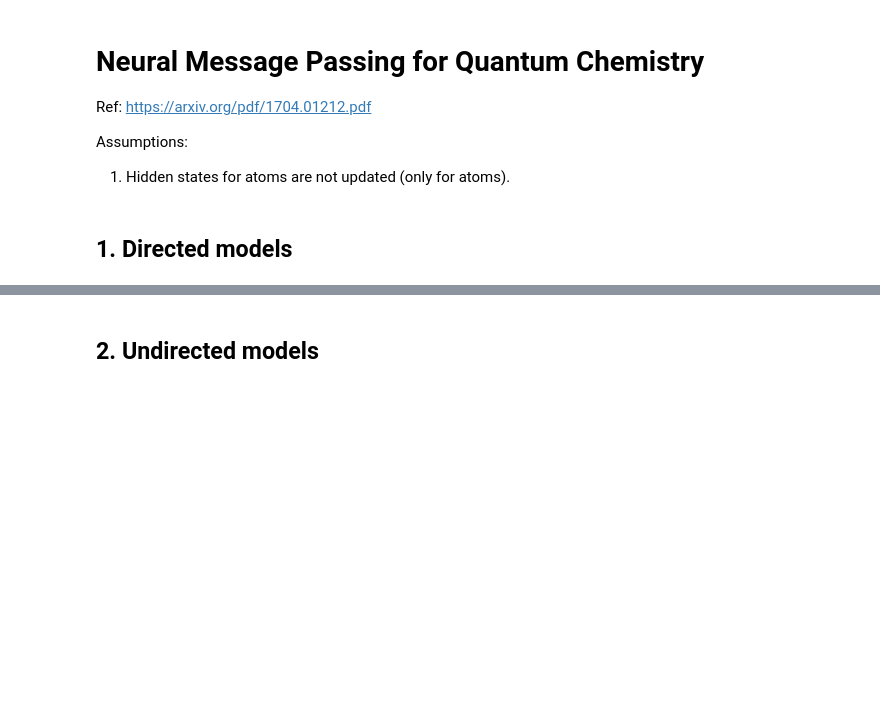
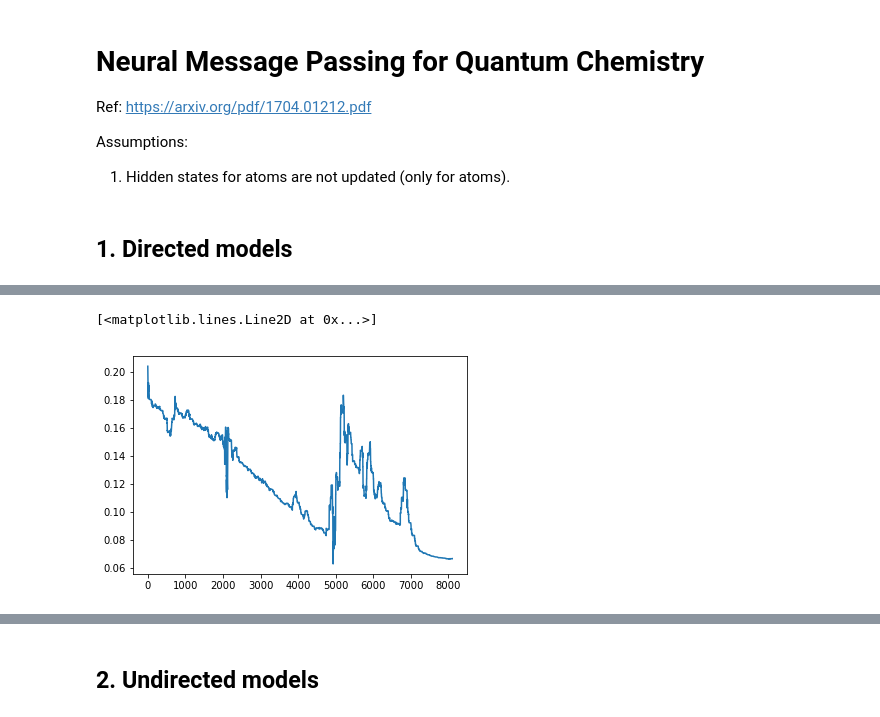
Before and after one commit to kretovmk/mpnn, a Jupyter notebook: nb.ipynb, the cells around one changed output, grey strips where cells are left out. Cells and saved outputs as stored; diff of their text form; code cells hidden in the pictures; blank space fills up the shorter version.

```diff
--- a/nb.ipynb
+++ b/nb.ipynb
@@ -26,7 +26,7 @@ from mpnn.directed import Rd, Vd, Ud, Ed
 at_feat = 75
 edg_feat = 6
 passes = 4
-rd = Rd(inp_size=at_feat*2, hid_size=100)
+rd = Rd(inp_size=at_feat*2, hid_size=32)
 vd = Vd(inp_size=at_feat)
 ud = Ud(inp_size=at_feat*2+edg_feat, out_size=at_feat)
 ed = Ed(inp_size=edg_feat)
@@ -45,8 +56,9 @@ train_smiles, train_labels, valid_smiles, valid_labels, test_smiles, test_labels
 # %%
 losses = []
 # %%
-for _ in range(10):
-    for i in range(50):
+for j in range(100):
+    for i in range(100):
         loss = mpnn.make_opt_step(train_smiles[i:i+1], train_labels[i:i+1], passes)
         print(i, loss)
         losses.append(loss)
+    print(j)
@@ -53,4 +84,7 @@ for _ in range(10):
 # %%
-plt.plot(rolling_mean(losses, 50))
+plt.plot(rolling_mean(losses, 100))
+# %% [output]
+[<matplotlib.lines.Line2D at 0x...>]
+[figure, added]
 # %%
 res = []
```
Also changed, not shown: parts of 9 cells of this notebook.
